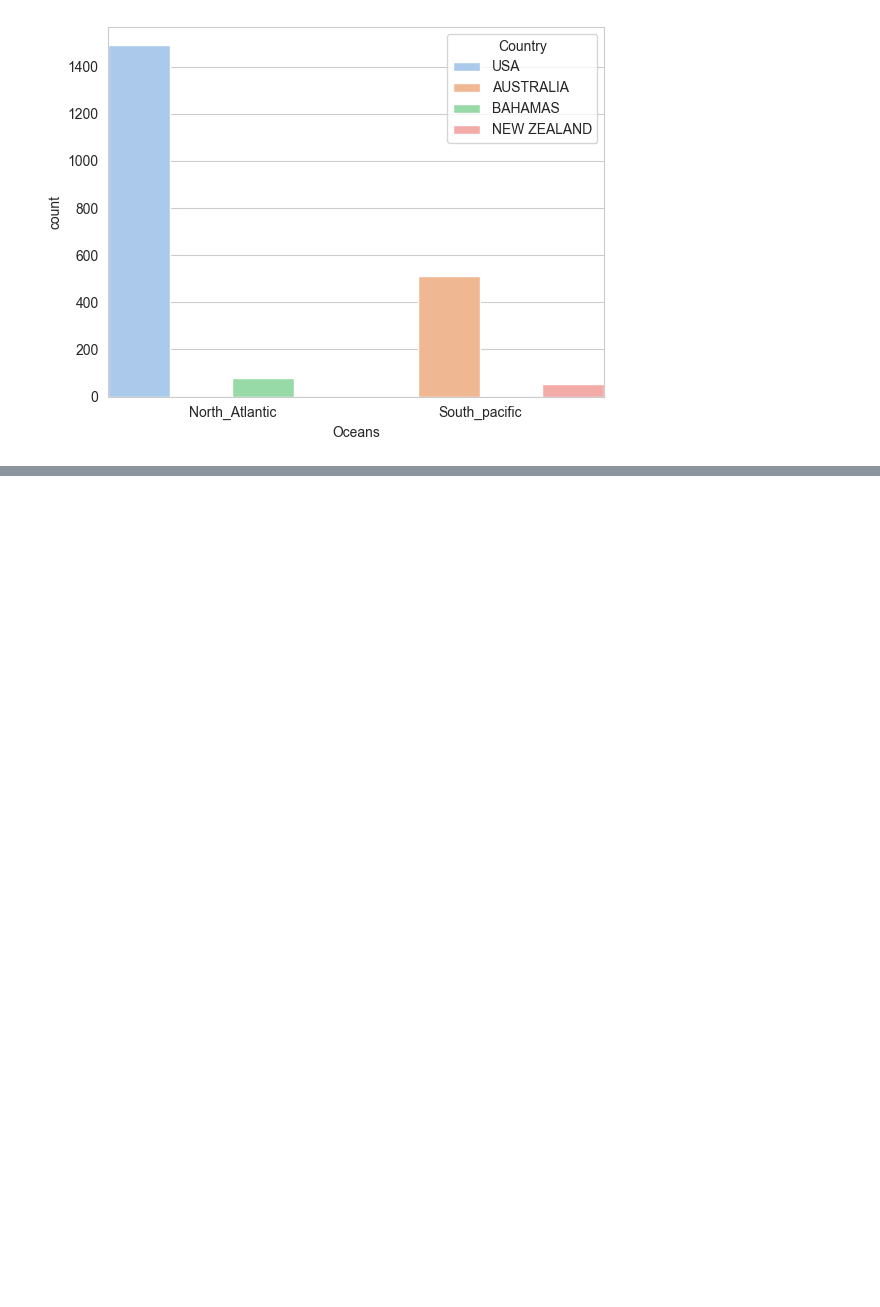
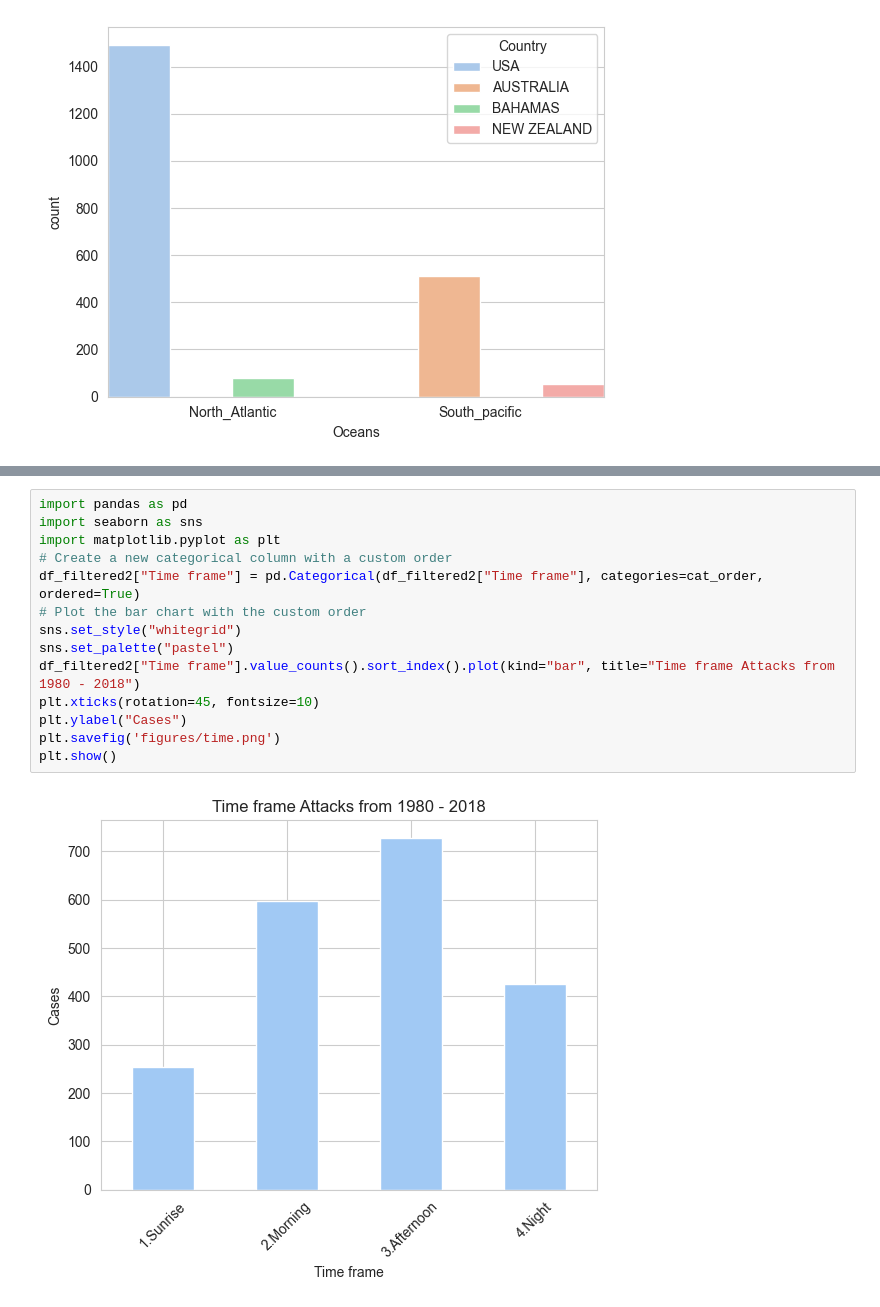
Before and after one commit to LeticiaIruela/Project-I-Sharks, a Jupyter notebook: Clean_data_24042023.ipynb, the cells around one changed output, grey strips where cells are left out. Cells and saved outputs as stored; diff of their text form; blank space fills up the shorter version.

```diff
--- a/Clean_data_24042023.ipynb
+++ b/Clean_data_24042023.ipynb
@@ -939,0 +940,16 @@ plt.show()
+# %%
+import pandas as pd
+import seaborn as sns
+import matplotlib.pyplot as plt
+# Create a new categorical column with a custom order
+df_filtered2["Time frame"] = pd.Categorical(df_filtered2["Time frame"], categories=cat_order, ordered=True)
+# Plot the bar chart with the custom order
+sns.set_style("whitegrid")
+sns.set_palette("pastel")
+df_filtered2["Time frame"].value_counts().sort_index().plot(kind="bar", title="Time frame Attacks from 1980 - 2018")
+plt.xticks(rotation=45, fontsize=10)
+plt.ylabel("Cases")
+plt.savefig('figures/time.png')
+plt.show()
+# %% [output]
+[figure, added]
```
Also changed, not shown: parts of 6 cells of this notebook.
